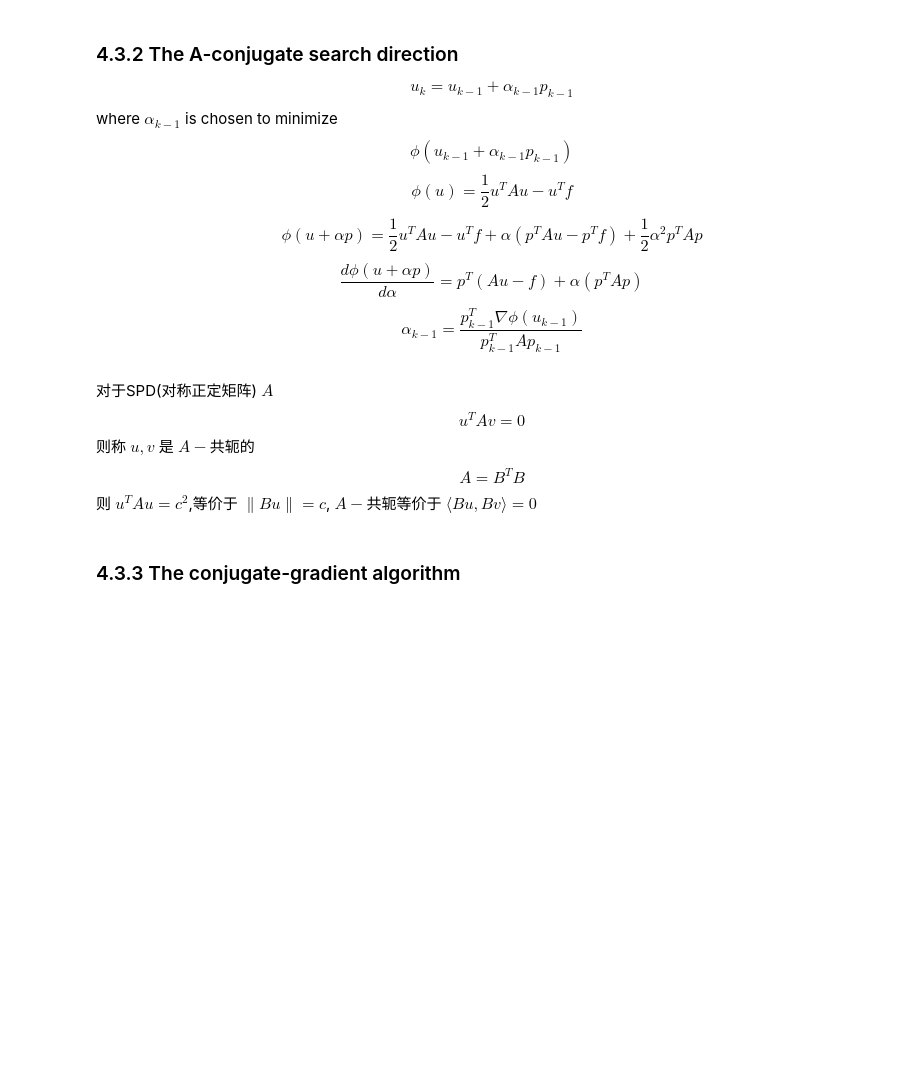
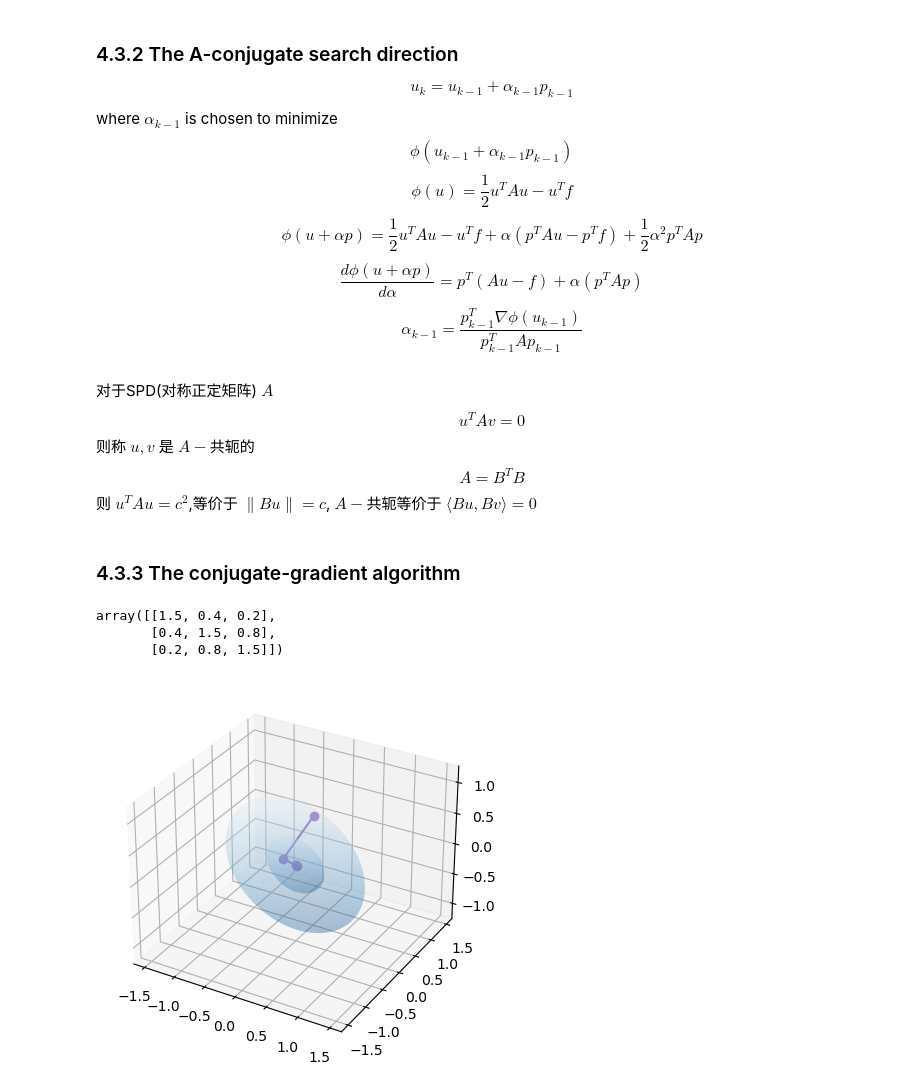
Before and after one commit to qgdr/Finite-Difference-Methods, a Jupyter notebook: I Boundary Value Problems and Iterative Methods/04 Iterative Methods for Sparse Linear Systems/note.ipynb, the cells around one changed output. Drawn from its saved outputs; the diff is of its cells as text; code cells hidden in the pictures; blank space fills up the shorter version.

```diff
--- a/I Boundary Value Problems and Iterative Methods/04 Iterative Methods for Sparse Linear Systems/note.ipynb
+++ b/I Boundary Value Problems and Iterative Methods/04 Iterative Methods for Sparse Linear Systems/note.ipynb
@@ -262,28 +262,67 @@ $A-$共轭等价于 $ \langle Bu,Bv \rangle=0$
 ### 4.3.3 The conjugate-gradient algorithm
 # %%
 A = np.array([
-    [1.5, 1],
-    [1, 1.5]
+    [1.5, 0.4, 0.2],
+    [0.4, 1.5, 0.8],
+    [0.2, 0.8, 1.5]
 ])
 
 
 f = np.array([0, 0, 0])
 u0 = np.array([0.4, -0.2, 1])
+
 r0 = f-A@u0
+p = [r0]
 
 u = [u0]
 r = [r0]
 w = []
 a = []
 b = []
-p = [r0]
 
 for k in range(3):
     w.append(A @ p[k])
     a.append( (r[k] @ r[k]) / (p[k] @ w[k]) )
 
-    u.append(u[k]+a[k]*r[k])
+    u.append(u[k]+a[k]*p[k])
     r.append(r[k]-a[k]*w[k])
 
     b.append((r[k+1] @ r[k+1]) / (r[k] @ r[k]))
     p.append(r[k+1]+b[k]*p[k])
+# %%
+eigval, eigvec = np.linalg.eig(A)
+B = np.diag(np.sqrt(eigval)) @ eigvec.T
+B.T@B
+# %% [output]
+array([[1.5, 0.4, 0.2],
+       [0.4, 1.5, 0.8],
+       [0.2, 0.8, 1.5]])
+# %%
+ph = np.linspace(0, 2*np.pi, 200)
+th = np.linspace(0, np.pi, 100)
+
+ph, th = np.meshgrid(ph, th)
+sphere = np.array([
+    np.cos(ph)*np.sin(th),
+    np.sin(ph)*np.sin(th),
+    np.cos(th),
+])
+sh = sphere.shape
+unit_contour = np.linalg.solve(B, sphere.reshape([3, -1])).reshape(sh)
+
+
+fig = plt.figure()
+ax = plt.axes(projection='3d')
+
+mult = [np.sqrt(ui @ A @ ui) for ui in u]
+for m in mult:
+    ax.plot_surface(m*unit_contour[0], m*unit_contour[1], m*unit_contour[2], alpha=0.2, cmap='Blues_r')    # 等高线
+
+# ax.scatter3D(eigvec[0], eigvec[1], eigvec[2], c='red')
+u = np.array(u).T
+ax.plot3D(u[0], u[1], u[2], '-o')       # 点
+
+plt.axis('equal')
+plt.show()
+# %% [output]
+[figure, added]
```
Also changed, not shown: parts of 4 cells of this notebook, 2 other files.
